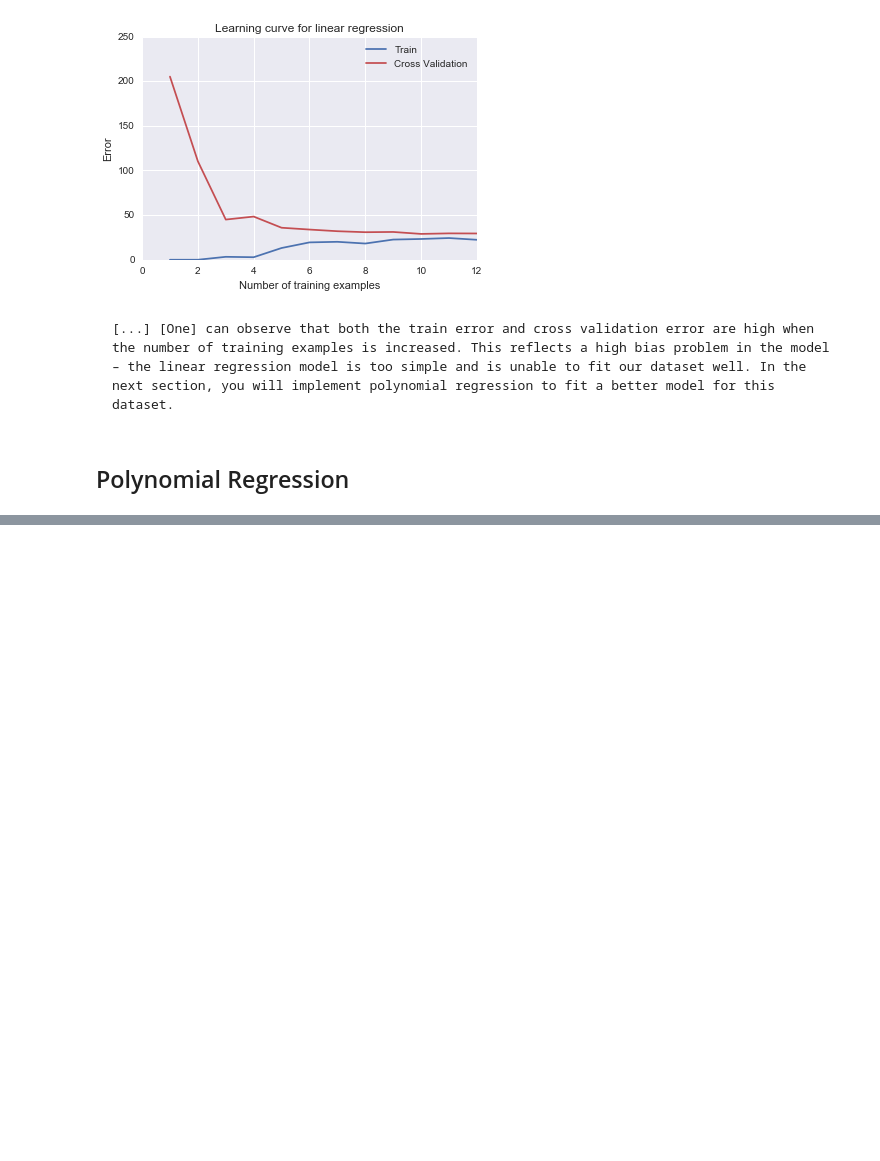
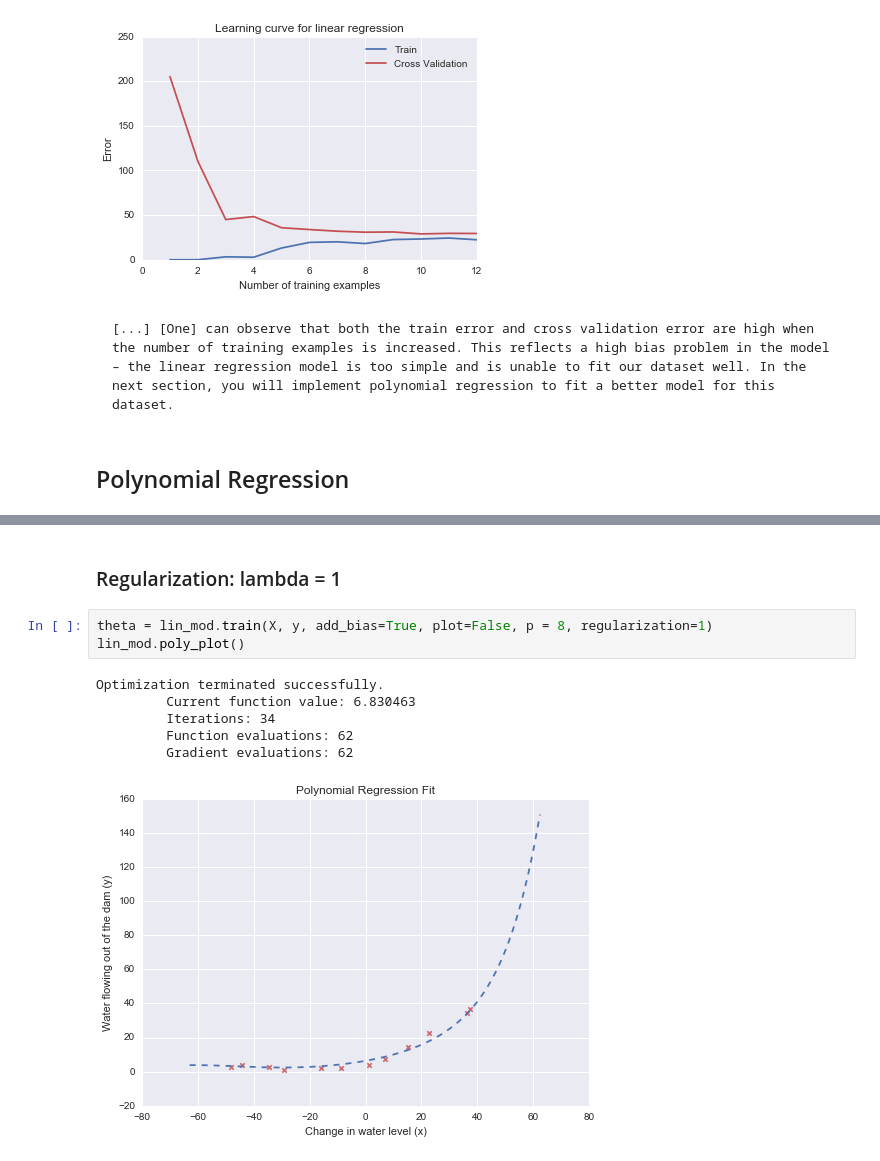
Before and after one commit to reinka/coding, a Jupyter notebook: MachineLearning/Misc/Bias Variance.ipynb, the cells around one changed output, grey strips where cells are left out. Cells and saved outputs as stored; diff of their text form; blank space fills up the shorter version.

```diff
--- a/MachineLearning/Misc/Bias Variance.ipynb
+++ b/MachineLearning/Misc/Bias Variance.ipynb
@@ -418,0 +418,12 @@ lin_mod.poly_plot(y, np.min(X), np.max(X), 8)
+# %% [markdown]
+### Regularization: lambda = 1
+# %%
+theta = lin_mod.train(X, y, add_bias=True, plot=False, p = 8, regularization=1)
+lin_mod.poly_plot()
+# %% [output]
+Optimization terminated successfully.
+         Current function value: 6.830463
+         Iterations: 34
+         Function evaluations: 62
+         Gradient evaluations: 62
+[figure, added]
```
Also changed, not shown: parts of 11 cells of this notebook.
